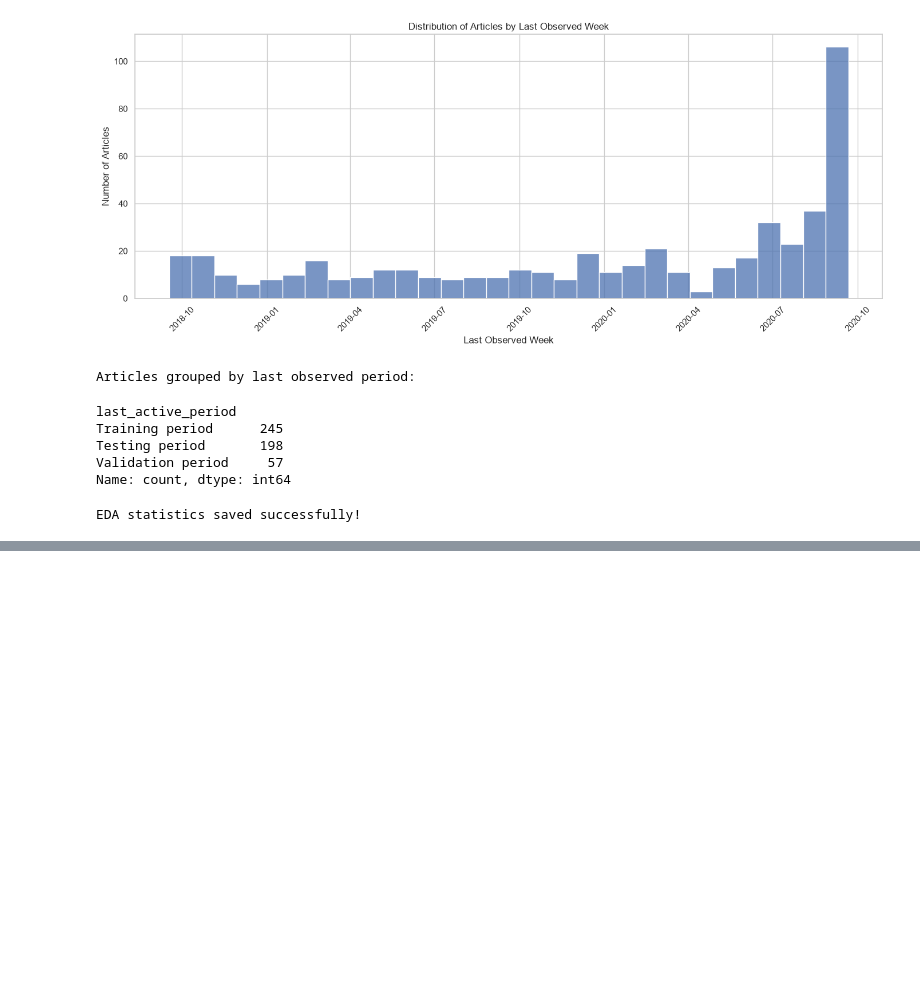
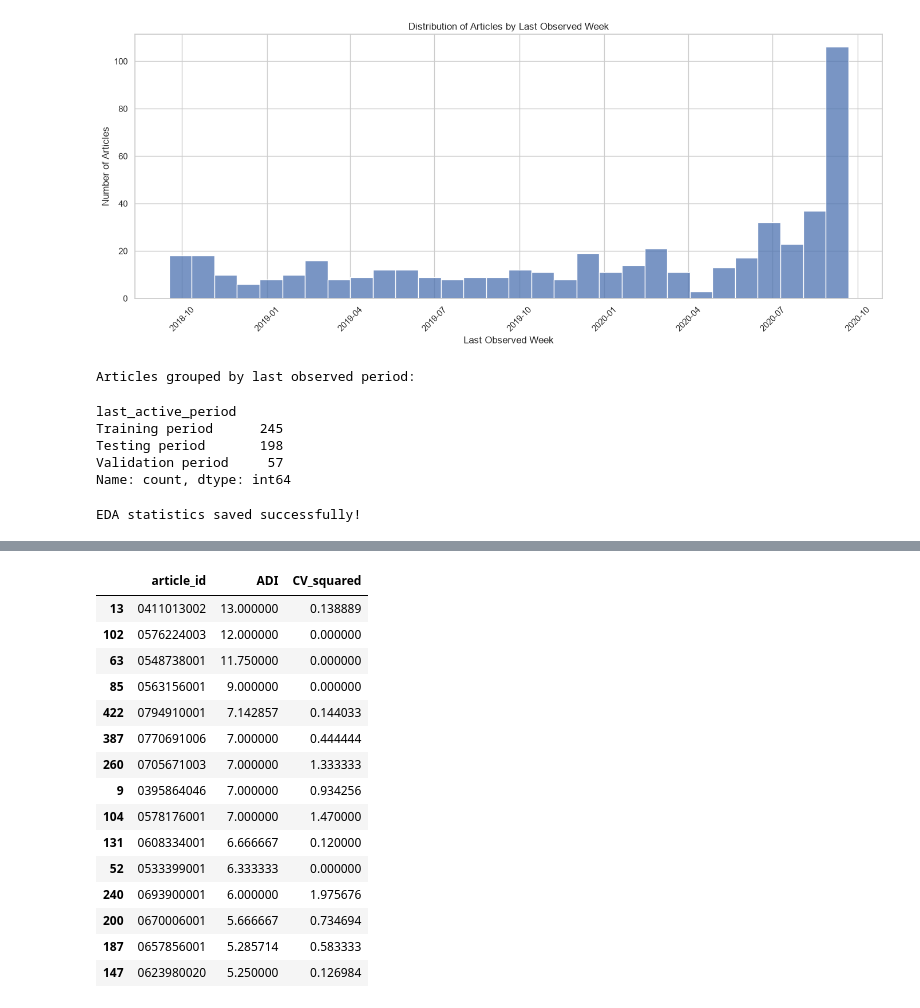
Before and after one commit to vinujih/Final-Year-Project, a Jupyter notebook: notebooks/06_EDA.ipynb, the cells around one changed output, grey strips where cells are left out. Drawn from its saved outputs; the diff is of its cells as text; code cells hidden in the pictures; blank space fills up the shorter version.

```diff
--- a/notebooks/06_EDA.ipynb
+++ b/notebooks/06_EDA.ipynb
@@ -485,0 +569,65 @@ EDA statistics saved successfully!
+# %%
+#calculate demand intermittency indicators
+def calculate_intermittency(group):
+
+    positive = group[group > 0]
+
+    total_periods = len(group)
+    nonzero_periods = len(positive)
+
+    if nonzero_periods == 0:
+        return pd.Series({
+            "ADI": np.nan,
+            "CV_squared": np.nan
+        })
+
+    adi = total_periods / nonzero_periods
+
+    if positive.mean() == 0:
+        cv_squared = np.nan
+
+    elif nonzero_periods < 2:
+        cv_squared = np.nan
+
+    else:
+        cv_squared = (
+            positive.std() / positive.mean()
+        ) ** 2
+
+    return pd.Series({
+        "ADI": adi,
+        "CV_squared": cv_squared
+    })
+
+
+intermittency_statistics = (
+    weekly_dataset
+    .groupby("article_id")["weekly_demand"]
+    .apply(calculate_intermittency)
+    .unstack()
+    .reset_index()
+)
+
+display(
+    intermittency_statistics.sort_values(
+        by="ADI",
+        ascending=False
+    ).head(15)
+)
+# %% [output]
+|  | article_id | ADI | CV_squared |
+| 13 | 0411013002 | 13.000000 | 0.138889 |
+| 102 | 0576224003 | 12.000000 | 0.000000 |
+| 63 | 0548738001 | 11.750000 | 0.000000 |
+| 85 | 0563156001 | 9.000000 | 0.000000 |
+| 422 | 0794910001 | 7.142857 | 0.144033 |
+| 387 | 0770691006 | 7.000000 | 0.444444 |
+| 260 | 0705671003 | 7.000000 | 1.333333 |
+| 9 | 0395864046 | 7.000000 | 0.934256 |
+| 104 | 0578176001 | 7.000000 | 1.470000 |
+| 131 | 0608334001 | 6.666667 | 0.120000 |
+| 52 | 0533399001 | 6.333333 | 0.000000 |
+| 240 | 0693900001 | 6.000000 | 1.975676 |
+| 200 | 0670006001 | 5.666667 | 0.734694 |
+| 187 | 0657856001 | 5.285714 | 0.583333 |
+| 147 | 0623980020 | 5.250000 | 0.126984 |
```
Also changed, not shown: parts of 4 cells of this notebook.
